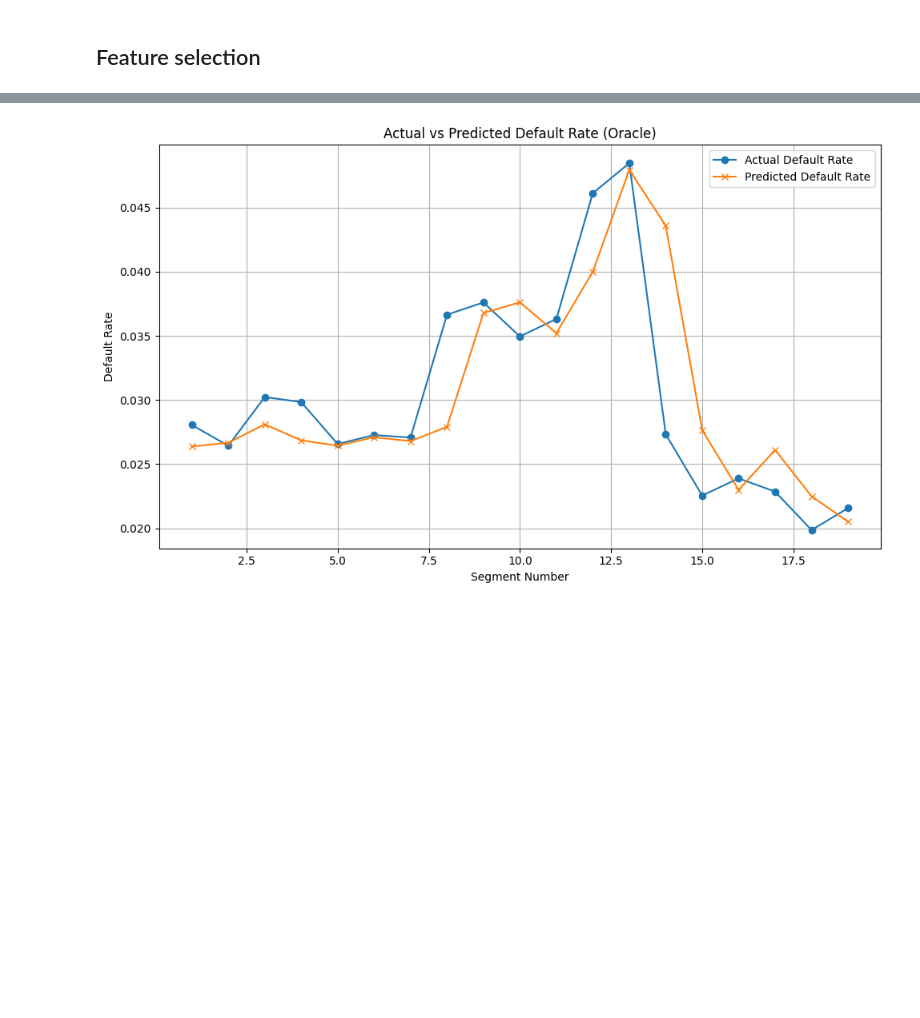
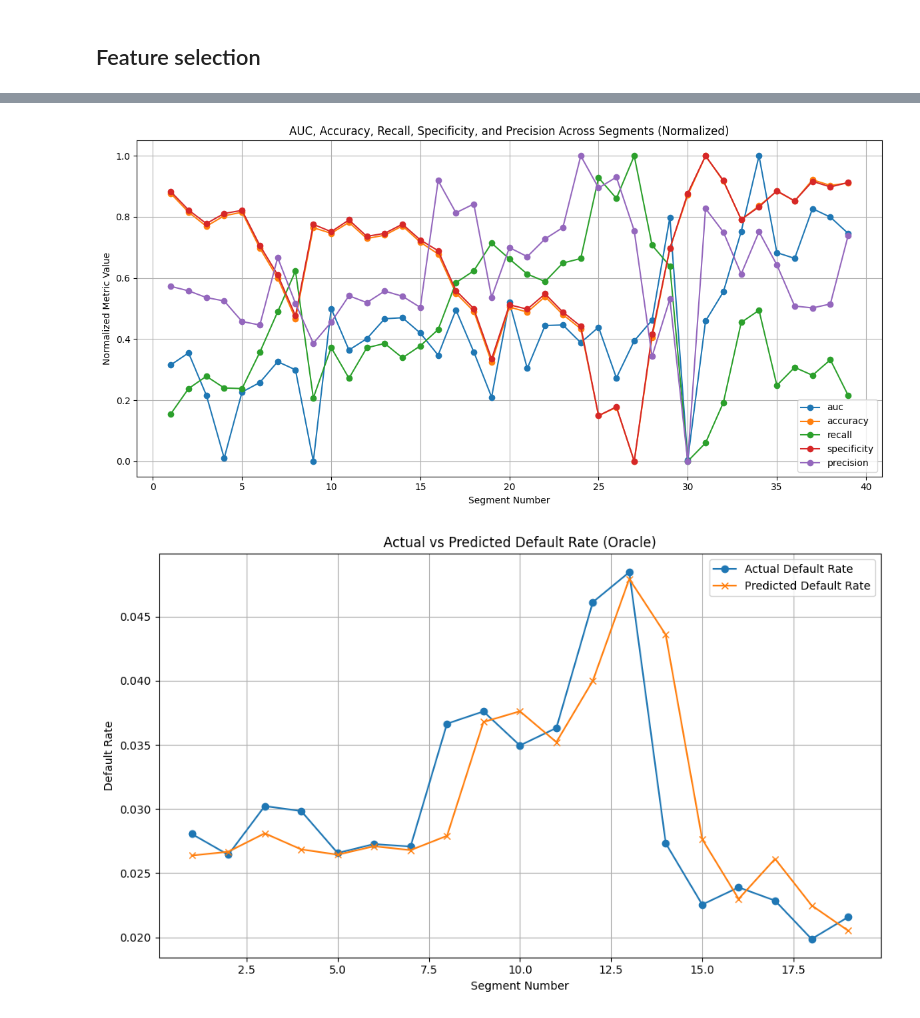
Before and after one commit to manpreetsingh227/MSc-project, a Jupyter notebook: notebooks/EDA.ipynb, the cells around one changed output, grey strips where cells are left out. Cells and saved outputs as stored; diff of their text form; code cells hidden in the pictures; blank space fills up the shorter version.

```diff
--- a/notebooks/EDA.ipynb
+++ b/notebooks/EDA.ipynb
@@ -406,3 +426,37 @@ plt.show()
+# %%
+import pandas as pd
+import numpy as np
+import matplotlib.pyplot as plt
+
+# Step 1: Sort and copy the DataFrame
+df = bandit_eps_df.sort_values('segment_num').copy()
+
+# Step 2: Compute additional metrics
+df['accuracy'] = (df['tp'] + df['tn']) / (df['tp'] + df['tn'] + df['fp'] + df['fn'])
+df['precision'] = df['tp'] / (df['tp'] + df['fp']).replace(0, np.nan)
+df['precision'] = df['precision'].fillna(0)  # or keep NaN if you prefer
+
+# Step 3: Select metrics to plot
+metrics = ['auc', 'accuracy', 'recall', 'specificity', 'precision']
+
+# Step 4: Normalize metrics for fair comparison
+df_norm = df.copy()
+df_norm[metrics] = df[metrics].apply(lambda x: (x - x.min()) / (x.max() - x.min()))
+
+# Step 5: Plot
+plt.figure(figsize=(12, 6))
+for metric in metrics:
+    plt.plot(df['segment_num'], df_norm[metric], marker='o', label=metric)
+
+plt.xlabel('Segment Number')
+plt.ylabel('Normalized Metric Value')
+plt.title('AUC, Accuracy, Recall, Specificity, and Precision Across Segments (Normalized)')
+plt.legend()
+plt.grid(True)
+plt.tight_layout()
+plt.show()
+# %% [output]
+[figure, added]
 # %%
 from sklearn.linear_model import LogisticRegression
 from sklearn.pipeline import make_pipeline
```
Also changed, not shown: parts of 2 cells of this notebook.
